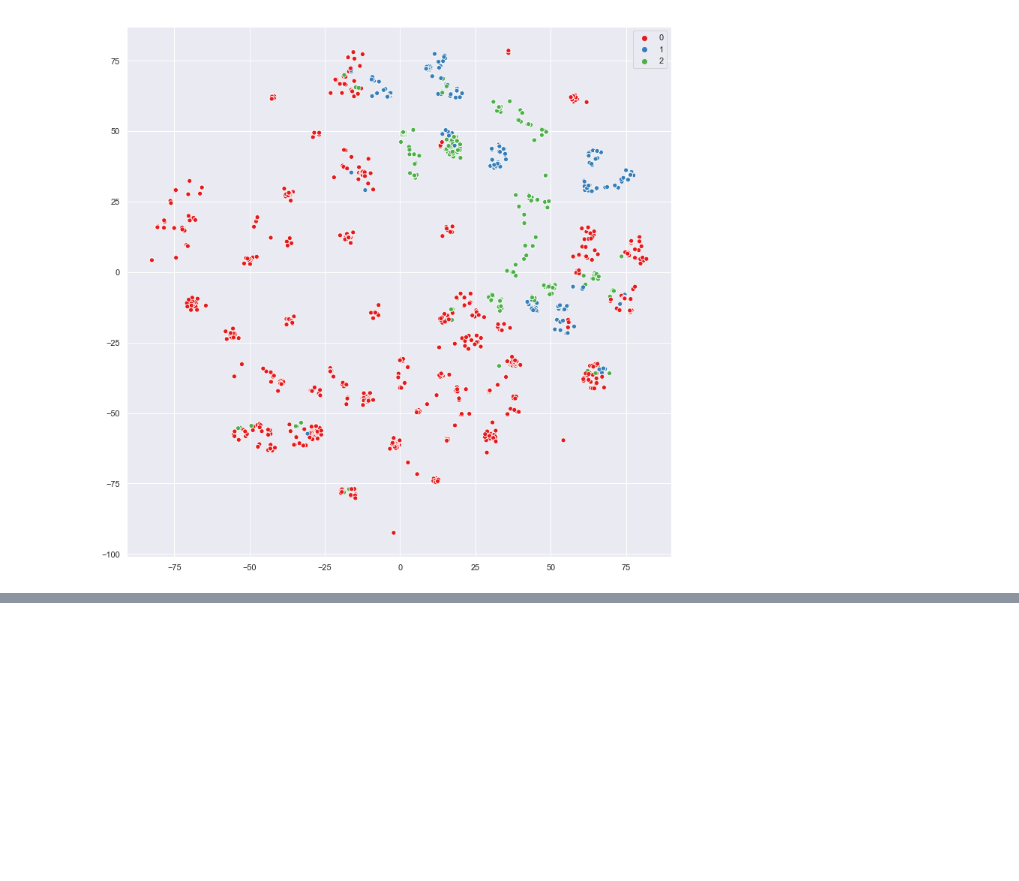
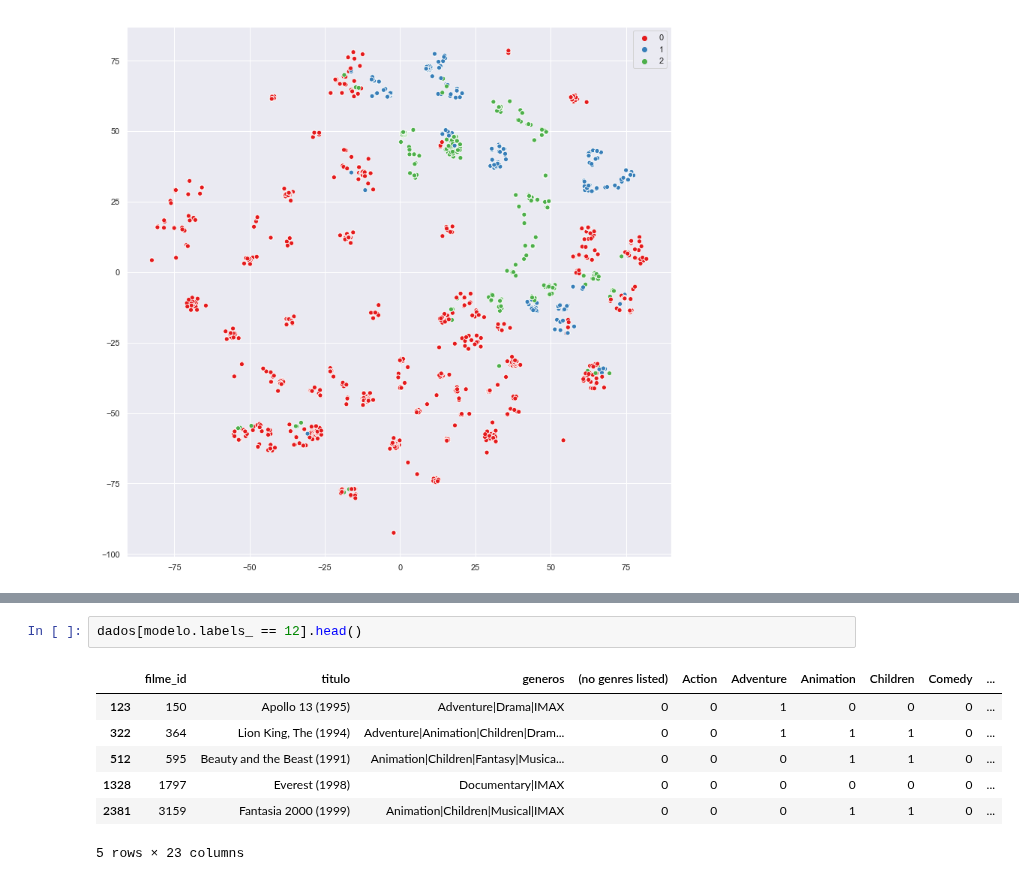
Before and after one commit to lsandrade/alura-ml, a Jupyter notebook: recomendacao filmes.ipynb, the cells around one changed output, grey strips where cells are left out. Drawn from its saved outputs; the diff is of its cells as text; blank space fills up the shorter version.

```diff
--- a/recomendacao filmes.ipynb
+++ b/recomendacao filmes.ipynb
@@ -145,0 +185,10 @@ sns.scatterplot(x=visualizacao[:,0], y=visualizacao[:,1],
+# %%
+dados[modelo.labels_ == 12].head()
+# %% [output]
+|  | filme_id | titulo | generos | (no genres listed) | Action | Adventure | Animation | Children | Comedy | ... |
+| 123 | 150 | Apollo 13 (1995) | Adventure|Drama|IMAX | 0 | 0 | 1 | 0 | 0 | 0 | ... |
+| 322 | 364 | Lion King, The (1994) | Adventure|Animation|Children|Dram... | 0 | 0 | 1 | 1 | 1 | 0 | ... |
+| 512 | 595 | Beauty and the Beast (1991) | Animation|Children|Fantasy|Musica... | 0 | 0 | 0 | 1 | 1 | 0 | ... |
+| 1328 | 1797 | Everest (1998) | Documentary|IMAX | 0 | 0 | 0 | 0 | 0 | 0 | ... |
+| 2381 | 3159 | Fantasia 2000 (1999) | Animation|Children|Musical|IMAX | 0 | 0 | 0 | 1 | 1 | 0 | ... |
+5 rows × 23 columns
```
Also changed, not shown: parts of 3 cells of this notebook.
